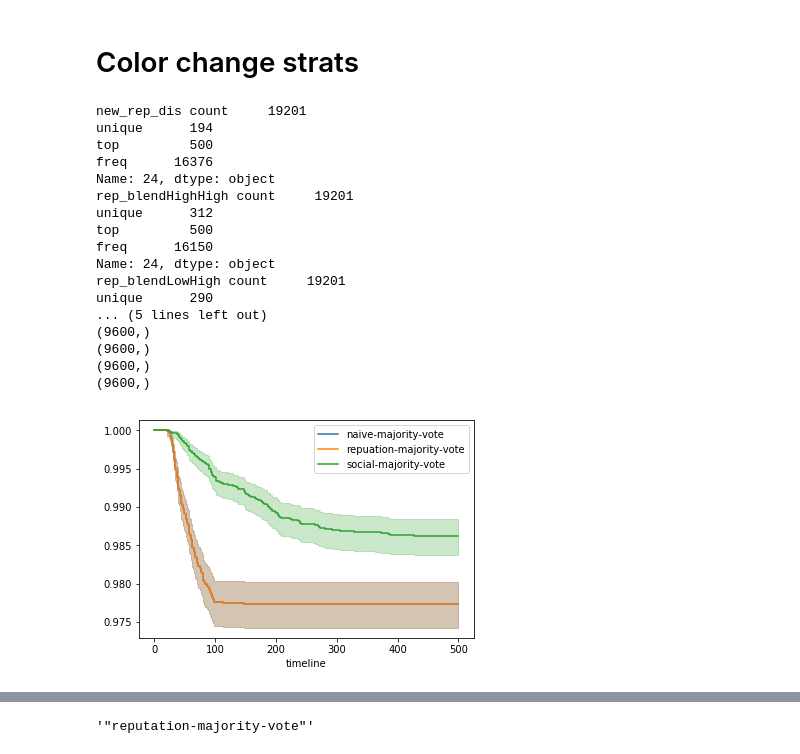
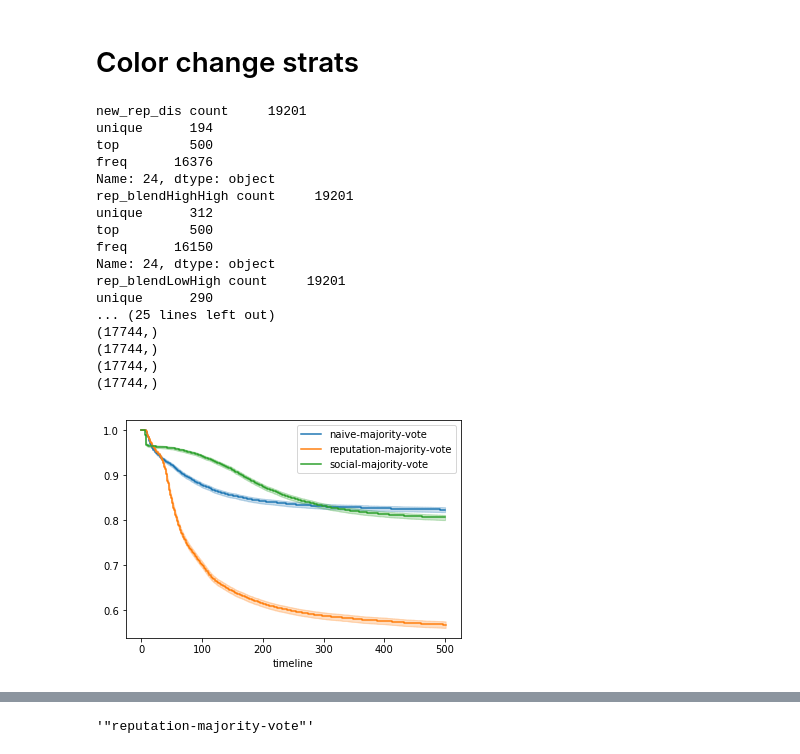
Before and after one commit to nicholson2208/mmss-thesis, a Jupyter notebook: SurvivalAnalysis.ipynb, the cells around one changed output, grey strips where cells are left out. Cells and saved outputs as stored; diff of their text form; code cells hidden in the pictures.

```diff
--- a/SurvivalAnalysis.ipynb
+++ b/SurvivalAnalysis.ipynb
@@ -97,0 +99,38 @@ unique      290
+# %%
+initial_network_list = ["Barabasi1", "Erdos_Renyi1", "Lattice1", "Watts_Strogatz1"]
+
+for ii in range(len(initial_network_list)):
+    for jj in range(ii + 1, len(initial_network_list)):
+        print(ii, jj)
+
+        network1 = initial_network_list[ii]
+        network2 = initial_network_list[jj]
+
+        if network1 == "Barabasi1":
+            durations1 = b_durations
+        elif network1 == "Erdos_Renyi1":
+            durations1 = e_durations
+        elif network1 == "Lattice1":
+            durations1 = l_durations
+        elif network1 == "Watts_Strogatz1":
+            durations1 = w_durations
+
+
+        if network2 == "Barabasi1":
+            durations2 = b_durations
+        elif network2 == "Erdos_Renyi1":
+            durations2 = e_durations
+        elif network2 == "Lattice1":
+            durations2 = l_durations
+        elif network2 == "Watts_Strogatz1":
+            durations2 = w_durations
+
+        deaths1 = np.where(durations1 >= 500, 0, 1)
+        deaths2 = np.where(durations2 >= 500, 0, 1)
+
+        print("Between "+ initial_network_list[ii] + " and " + initial_network_list[jj])
+
+        results = logrank_test(durations1, durations2, deaths1, deaths2, alpha=.99)
+
+        results.print_summary()
+        print(results.p_value)
@@ -104,7 +161,8 @@ naive_durations = np.array([])
 rep_durations = np.array([])
 social_durations = np.array([])
 
-for exp_name in ["new_rep_dis", "rep_blendHighHigh", "rep_blendLowHigh"]:  # obvi missing some of the data.
+for exp_name in ["new_rep_dis", "rep_blendHighHigh", "rep_blendLowHigh", "fixed_dis",
+                 "fixed_blend", "random_blend", "random_dis"]:  # obvi missing some of the data.
 
     if not os.path.isfile("./BehaviorSpace_output/cleaned_" + exp_name + "-spreadsheet.csv"):
         with open("./BehaviorSpace_output/dynamic_network " + exp_name + "-spreadsheet.csv", 'rb') as infile:
@@ -114,7 +172,6 @@ for exp_name in ["new_rep_dis", "rep_blendHighHigh", "rep_blendLowHigh"]:  # obv
             outfile.writelines(data_in[6:])
 
     df = pd.read_csv("./BehaviorSpace_output/cleaned_" + exp_name + "-spreadsheet.csv")
-
     print(exp_name, df.iloc[24].describe())
 
 
@@ -136,39 +193,39 @@ kmf = KaplanMeierFitter()
 ax = plt.subplot(111)
 
 
-for color_change_strat in ["naive-majority-vote", "repuation-majority-vote","social-majority-vote"]:
+for color_change_strat in ["naive-majority-vote", "reputation-majority-vote","social-majority-vote"]:
     if color_change_strat == "naive-majority-vote":
         durations = naive_durations
     if color_change_strat == "reputation-majority-vote":
         durations = rep_durations
     if color_change_strat == "social-majority-vote":
         durations = social_durations
 
     deaths = np.where(durations >= 500, 0, 1)
 
     print(durations.shape)
     print(deaths.shape)
 
     kmf = KaplanMeierFitter()
 
     kmf.fit(durations, event_observed=deaths, label = color_change_strat)
     kmf.plot(ax=ax)
 # %% [output]
 new_rep_dis count     19201
 unique      194
 top         500
 freq      16376
 Name: 24, dtype: object
 rep_blendHighHigh count     19201
 unique      312
 top         500
 freq      16150
 Name: 24, dtype: object
 rep_blendLowHigh count     19201
 unique      290
-... (5 lines left out)
-(9600,)
-(9600,)
-(9600,)
-(9600,)
+... (25 lines left out)
+(17744,)
+(17744,)
+(17744,)
+(17744,)
-[figure, old version]
+[figure, new version]
```
Also changed, not shown: parts of 5 cells of this notebook, 4 other files.
